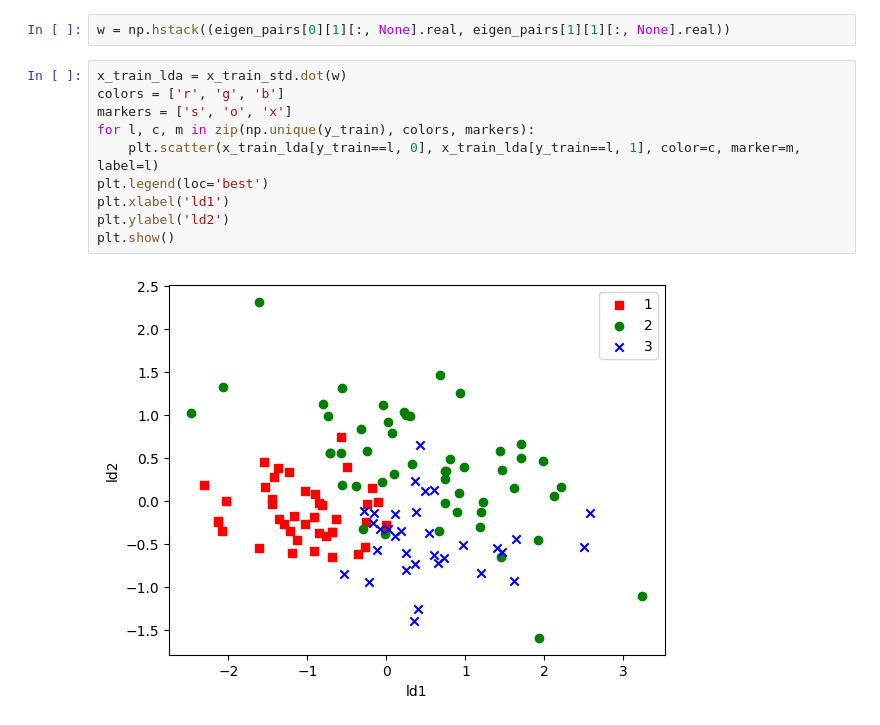
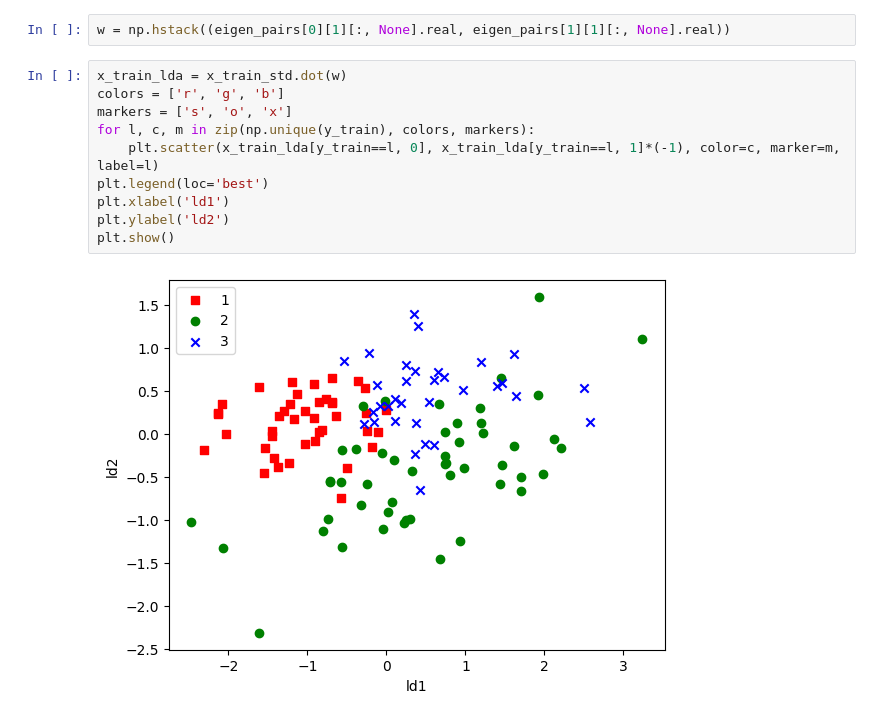
Before and after one commit to arun477/deep_learning_portal, a Jupyter notebook: nbs/07_43_pca_lda_kpca.ipynb, the cells around one changed output. Cells and saved outputs as stored; diff of their text form.

```diff
--- a/nbs/07_43_pca_lda_kpca.ipynb
+++ b/nbs/07_43_pca_lda_kpca.ipynb
@@ -150,12 +150,12 @@ w = np.hstack((eigen_pairs[0][1][:, None].real, eigen_pairs[1][1][:, None].real)
 # %%
 x_train_lda = x_train_std.dot(w)
 colors = ['r', 'g', 'b']
 markers = ['s', 'o', 'x']
 for l, c, m in zip(np.unique(y_train), colors, markers):
-    plt.scatter(x_train_lda[y_train==l, 0], x_train_lda[y_train==l, 1], color=c, marker=m, label=l)
+    plt.scatter(x_train_lda[y_train==l, 0], x_train_lda[y_train==l, 1]*(-1), color=c, marker=m, label=l)
 plt.legend(loc='best')
 plt.xlabel('ld1')
 plt.ylabel('ld2')
 plt.show()
 # %% [output]
-[figure, old version]
+[figure, new version]
```
